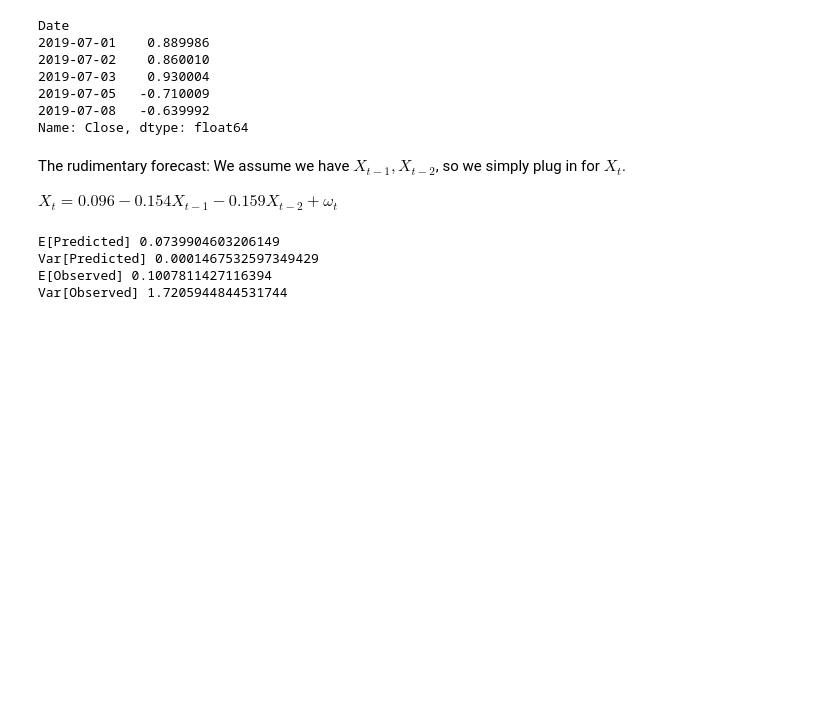
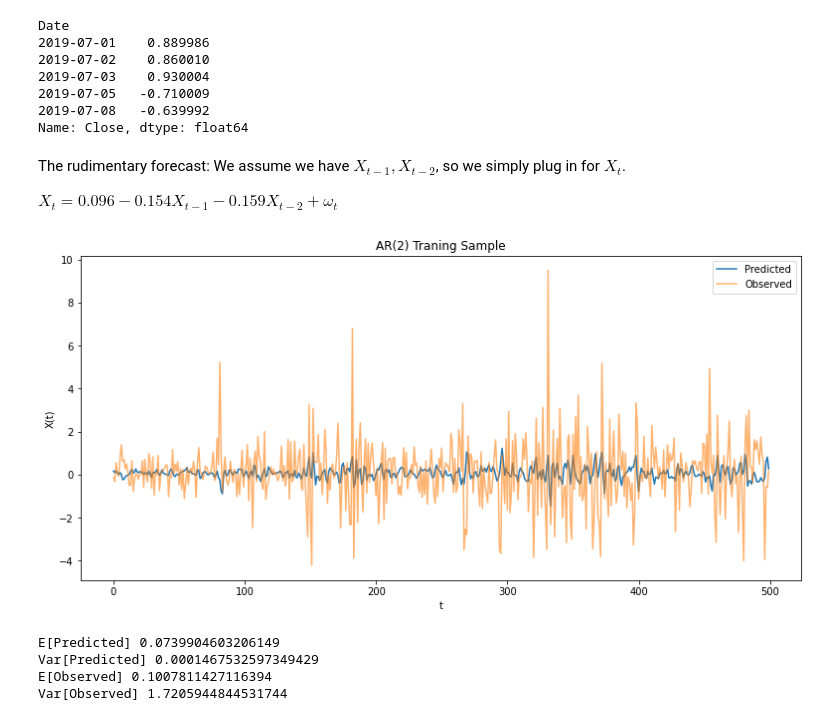
Before and after one commit to stevenkxu/TimeSeriesProject, a Jupyter notebook: 6351_Final_Project.ipynb, the cells around one changed output. Saved outputs shown, nothing was run; the diff lists cells and outputs as text; code cells hidden in the pictures; blank space fills up the shorter version.

```diff
--- a/6351_Final_Project.ipynb
+++ b/6351_Final_Project.ipynb
@@ -546,3 +566,8 @@ $X_t=0.096-0.154 X_{t-1}-0.159 X_{t-2} + \omega_t$
+# %%
+training = condition_predict_ar(pf, pf.values, 500)
+plot_prediction('AR(2) Traning Sample', training, pf.values)
+# %% [output]
+[figure, added]
 # %%
 def predict_our_model(dataseries, no_pred = 1):
     X_t1 = dataseries[-1]
```
Also changed, not shown: parts of 13 cells of this notebook.
